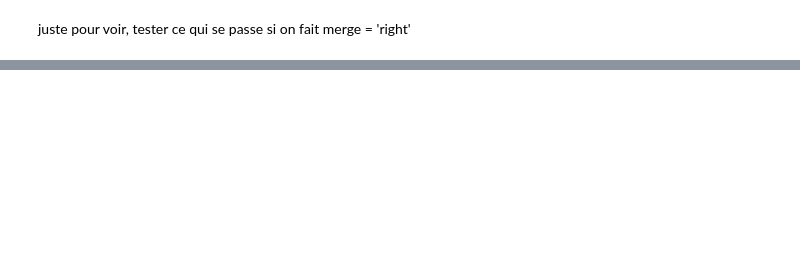
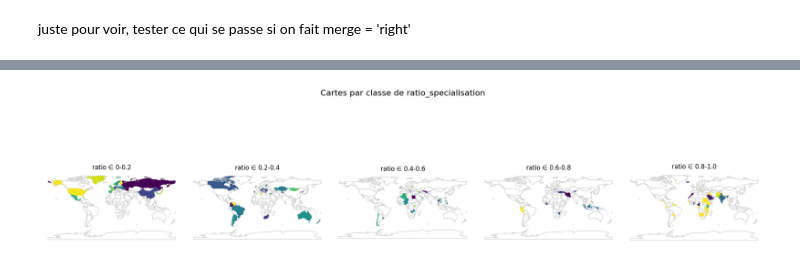
Before and after one commit to id2771/olympic-charts, a Jupyter notebook: Q10_6.ipynb, the cells around one changed output, grey strips where cells are left out. Cells and saved outputs as stored; diff of their text form; code cells hidden in the pictures; blank space fills up the shorter version.

```diff
--- a/Q10_6.ipynb
+++ b/Q10_6.ipynb
@@ -176,0 +195,7 @@ juste pour voir, tester ce qui se passe si on fait merge = 'right'
+# %%
+merged['ratio_cat'] = pd.cut(
+    merged['ratio_specialisation'],
+    bins=[0, 0.2, 0.4, 0.6, 0.8, 1.0],
+    include_lowest=True,
+    labels=['0-0.2','0.2-0.4','0.4-0.6', '0.6-0.8','0.8-1.0']
+    )
@@ -176,0 +206,31 @@ juste pour voir, tester ce qui se passe si on fait merge = 'right'
+# %%
+merged['ratio_cat'] = pd.cut(
+    merged['ratio_specialisation'],
+    bins=[0, 0.2, 0.4, 0.6, 0.8, 1.0],
+    include_lowest=True,
+    labels=['0-0.2','0.2-0.4','0.4-0.6', '0.6-0.8','0.8-1.0']
+    )
+
+fig, axes = plt.subplots(1,5,figsize=(20,6), sharex=True, sharey=True)
+for ax, cat in zip(axes, merged['ratio_cat'].cat.categories):
+    world.plot(
+        color='white',
+        edgecolor='lightgrey',
+        ax=ax)
+
+
+    subset = merged[merged['ratio_cat'] == cat]
+    subset.plot(
+        ax=ax,
+        column='ratio_specialisation',
+        cmap='viridis',
+        legend=False
+    )
+    ax.set_title(f'ratio ∈ {cat}')
+    ax.set_axis_off()
+
+plt.suptitle("Cartes par classe de ratio_specialisation", fontsize=16)
+plt.tight_layout(rect=[0,0,1,0.95])
+plt.show()
+# %% [output]
+[figure, added]
```
Also changed, not shown: parts of 9 cells of this notebook, 2 other files.
